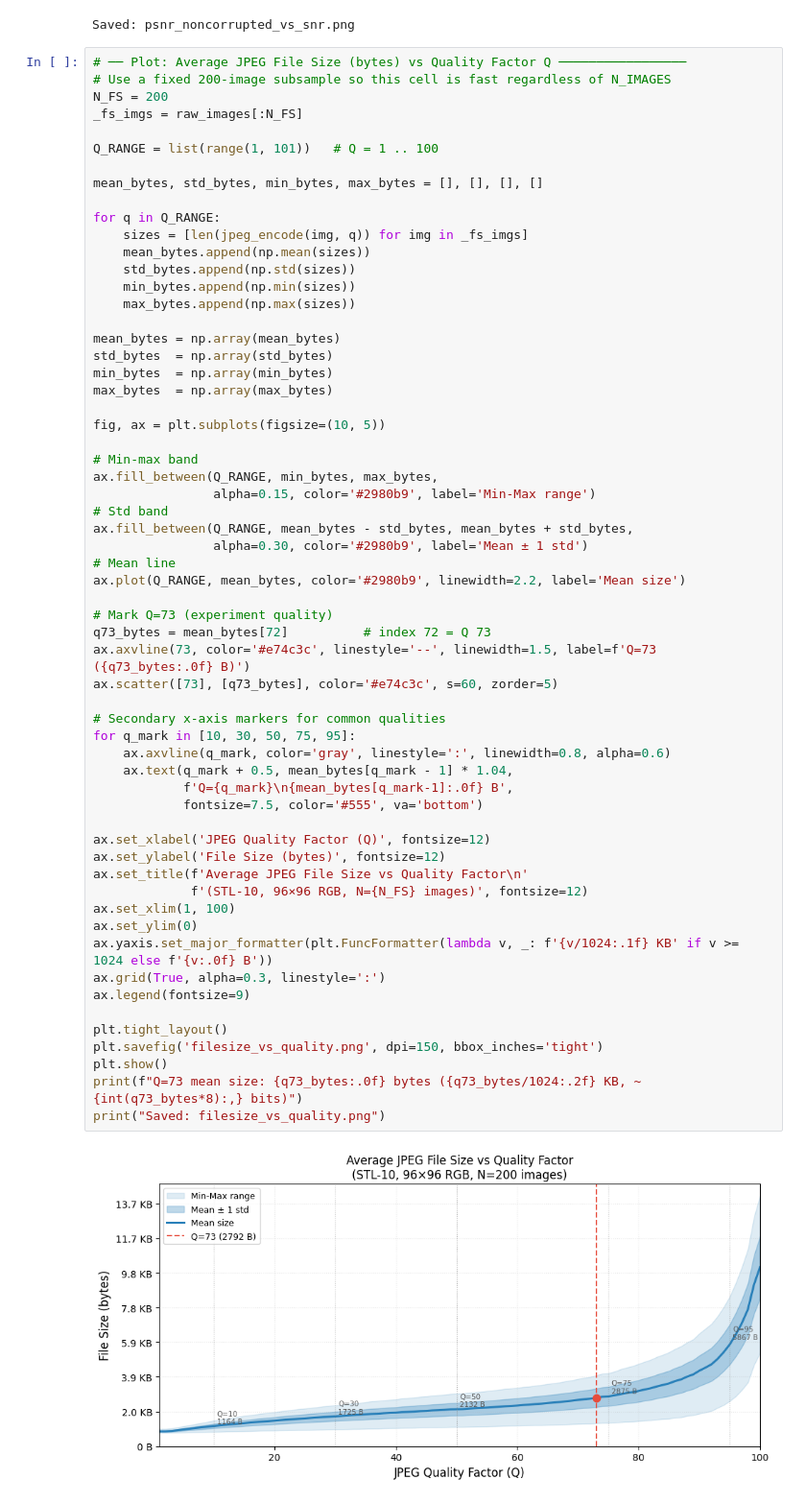
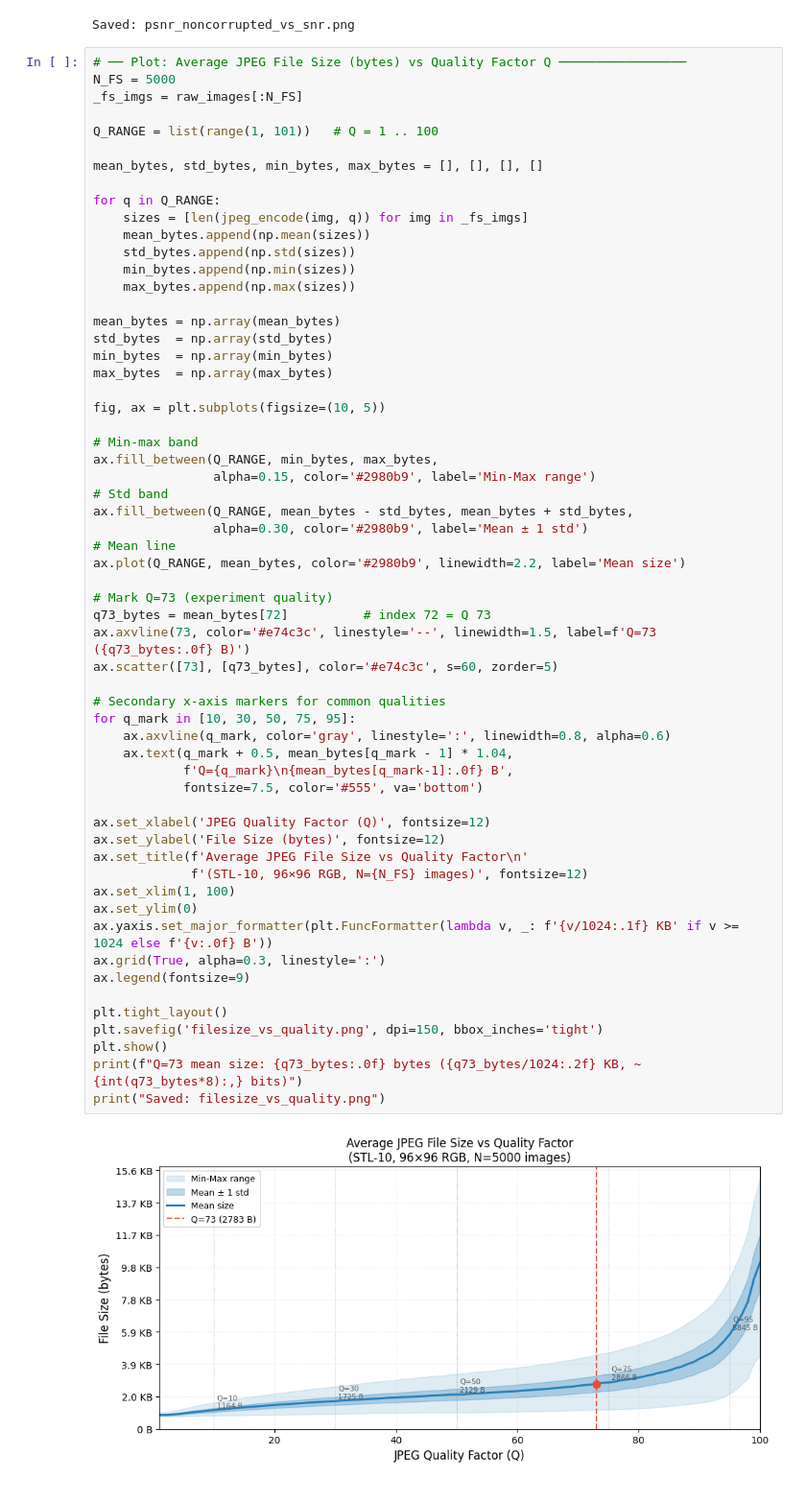
Before and after one commit to Lolmantran/ToR-2026, a Jupyter notebook: main.ipynb, the cells around one changed output. Shown at 96% size. Cells and saved outputs as stored; diff of their text form.

```diff
--- a/main.ipynb
+++ b/main.ipynb
@@ -504,8 +507,7 @@ print("Saved: psnr_noncorrupted_vs_snr.png")
 Saved: psnr_noncorrupted_vs_snr.png
 # %%
 # ── Plot: Average JPEG File Size (bytes) vs Quality Factor Q ─────────────────
-# Use a fixed 200-image subsample so this cell is fast regardless of N_IMAGES
-N_FS = 200
+N_FS = 5000
 _fs_imgs = raw_images[:N_FS]
 
 Q_RANGE = list(range(1, 101))   # Q = 1 .. 100
@@ -536,31 +538,31 @@ ax.fill_between(Q_RANGE, mean_bytes - std_bytes, mean_bytes + std_bytes,
 ax.plot(Q_RANGE, mean_bytes, color='#2980b9', linewidth=2.2, label='Mean size')
 
 # Mark Q=73 (experiment quality)
 q73_bytes = mean_bytes[72]          # index 72 = Q 73
 ax.axvline(73, color='#e74c3c', linestyle='--', linewidth=1.5, label=f'Q=73 ({q73_bytes:.0f} B)')
 ax.scatter([73], [q73_bytes], color='#e74c3c', s=60, zorder=5)
 
 # Secondary x-axis markers for common qualities
 for q_mark in [10, 30, 50, 75, 95]:
     ax.axvline(q_mark, color='gray', linestyle=':', linewidth=0.8, alpha=0.6)
     ax.text(q_mark + 0.5, mean_bytes[q_mark - 1] * 1.04,
             f'Q={q_mark}\n{mean_bytes[q_mark-1]:.0f} B',
             fontsize=7.5, color='#555', va='bottom')
 
 ax.set_xlabel('JPEG Quality Factor (Q)', fontsize=12)
 ax.set_ylabel('File Size (bytes)', fontsize=12)
 ax.set_title(f'Average JPEG File Size vs Quality Factor\n'
              f'(STL-10, 96×96 RGB, N={N_FS} images)', fontsize=12)
 ax.set_xlim(1, 100)
 ax.set_ylim(0)
 ax.yaxis.set_major_formatter(plt.FuncFormatter(lambda v, _: f'{v/1024:.1f} KB' if v >= 1024 else f'{v:.0f} B'))
 ax.grid(True, alpha=0.3, linestyle=':')
 ax.legend(fontsize=9)
 
 plt.tight_layout()
 plt.savefig('filesize_vs_quality.png', dpi=150, bbox_inches='tight')
 plt.show()
 print(f"Q=73 mean size: {q73_bytes:.0f} bytes ({q73_bytes/1024:.2f} KB, ~{int(q73_bytes*8):,} bits)")
 print("Saved: filesize_vs_quality.png")
 # %% [output]
-[figure, old version]
+[figure, new version]
```
Also changed, not shown: parts of 2 cells of this notebook, 9 other files.
